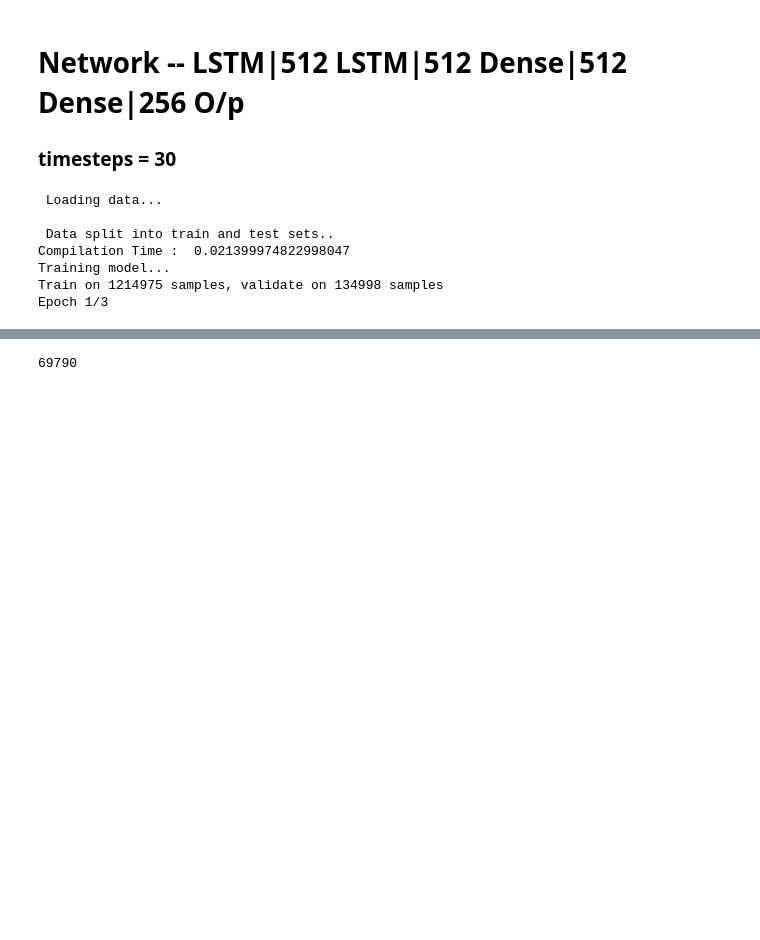
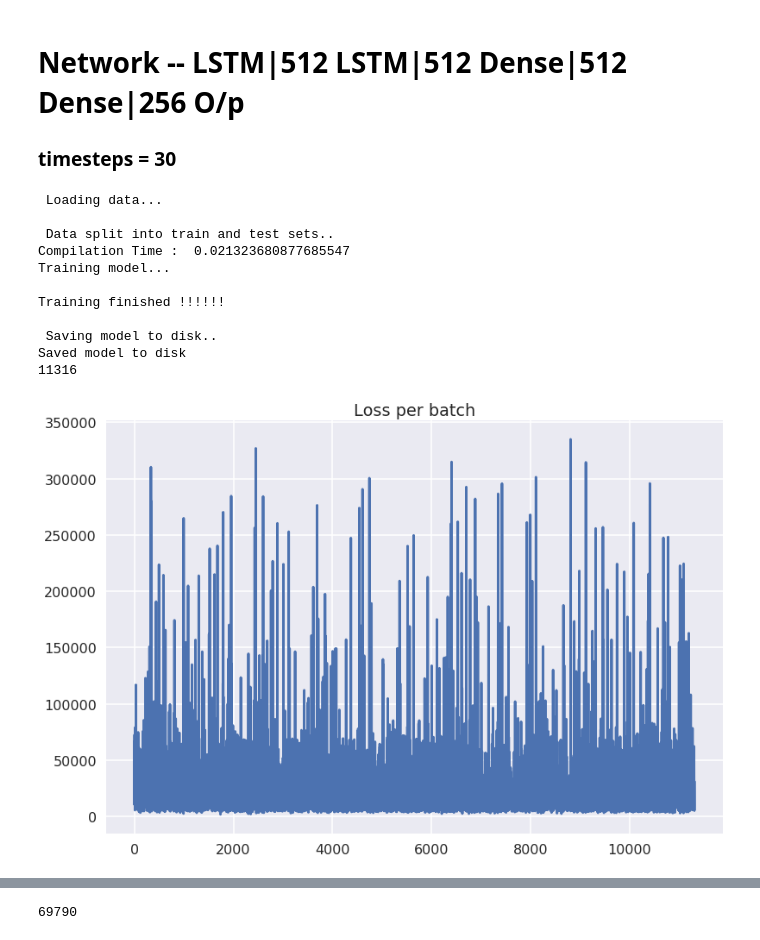
Before and after one commit to vyomshm/DeepAnomaly, a Jupyter notebook: abc.ipynb, the cells around one changed output, grey strips where cells are left out. Saved outputs shown, nothing was run; the diff lists cells and outputs as text; code cells hidden in the pictures; blank space fills up the shorter version.

```diff
--- a/abc.ipynb
+++ b/abc.ipynb
@@ -170,6 +170,7 @@ def get_and_preprocess_data(path='data/atlas_rucio-events-2017.06.01.csv', use_c
     rucio_data = rucio_data.drop(['duration'], axis=1)
     inputs = rucio_data.as_matrix()
     outputs = durations.as_matrix()
+
     print(inputs.shape, outputs.shape)
     return inputs, outputs
 
@@ -205,6 +206,7 @@ def split_data(rucio_data,durations, num_timesteps=50, split_frac=0.9):
     return trainX, trainY, testX, testY
 
 import keras.callbacks as cb
+from keras.callbacks import ModelCheckpoint
 
 class LossHistory(cb.Callback):
     def on_train_begin(self, logs={}):
@@ -238,9 +240,11 @@ def run_network(model=None,data=None, epochs=1,n_timesteps=30, batch=128):
 
             history = LossHistory()
 
+            checkpointer = ModelCheckpoint(filepath='/tmp/weights.hdf5', verbose=1, save_best_only=True)
+
             print('Training model...')
             training = model.fit(trainX, trainY, epochs=epochs, batch_size=batch,
-                                 validation_split=0.1, callbacks=[history,TQDMNotebookCallback(leave_inner=True)],
+                                 validation_split=0.1, callbacks=[history,TQDMNotebookCallback(leave_inner=True), checkpointer],
                                  verbose=0)
 
             print("Training duration : {0}".format(time.time() - start_time))
@@ -389,5 +393,5 @@ def build_model(num_timesteps=50):
     print ("Compilation Time : ", time.time() - start)
     return model
 # %%
-data = split_data(x, y, num_timesteps=30)
+data = split_data(x, y, num_timesteps=100)
 # %% [output]
@@ -413,17 +434,22 @@ Compilation Time :  0.021885395050048828
 
 ### timesteps = 30
 # %%
-training, data, model, losses = run_network(data=data, epochs=3, batch=512,n_timesteps=30)
+training, data, model, losses = run_network(data=data, epochs=3, batch=400,n_timesteps=100)
 trainX, trainY, testX, testY = data
 plot_losses(losses)
 # %% [output]
  Loading data...
 
  Data split into train and test sets..
-Compilation Time :  0.021399974822998047
+Compilation Time :  0.021323680877685547
 Training model...
-Train on 1214975 samples, validate on 134998 samples
-Epoch 1/3
+
+Training finished !!!!!!
+
+ Saving model to disk..
+Saved model to disk
+11316
+[figure, added]
 # %%
 sns.set_context('poster')
 
```
Also changed, not shown: parts of 6 cells of this notebook, 2 other files.
